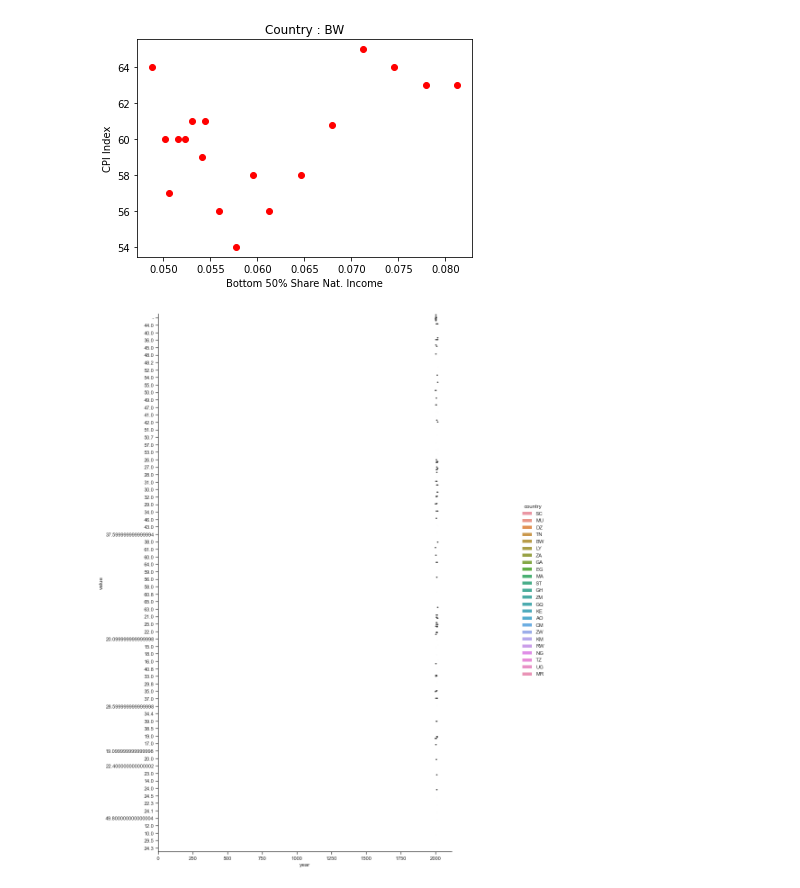
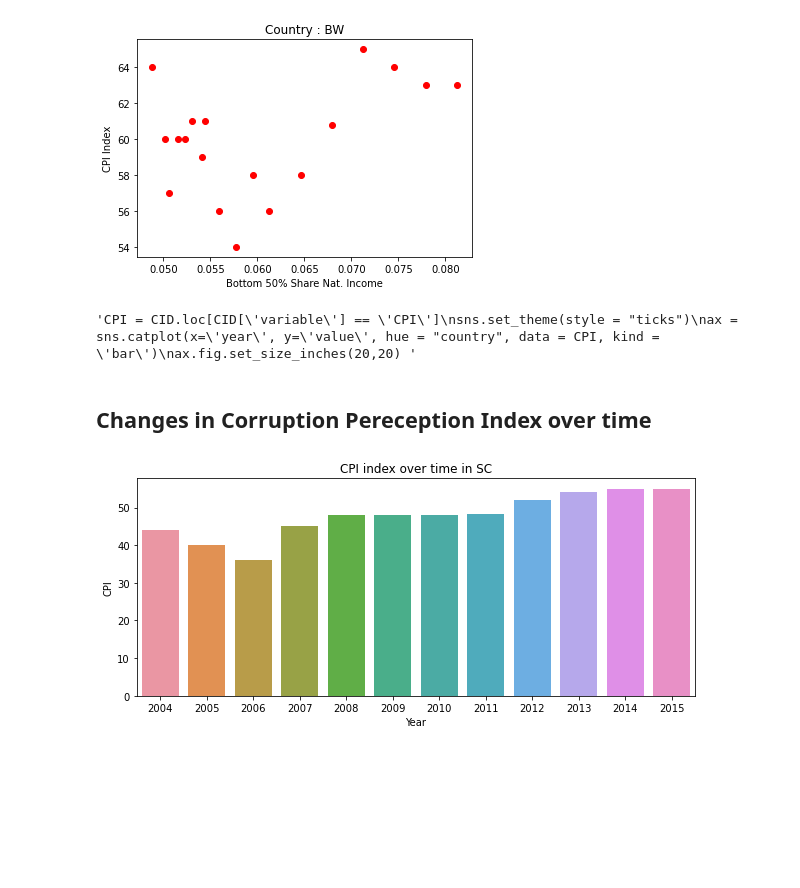
Before and after one commit to data301-2021-winter1/group35-project, a Jupyter notebook: notebooks/analysis1.ipynb, the cells around one changed output. Cells and saved outputs as stored; diff of their text form; code cells hidden in the pictures; blank space fills up the shorter version.

```diff
--- a/notebooks/analysis1.ipynb
+++ b/notebooks/analysis1.ipynb
@@ -84,6 +71,8 @@ sp50('BW')
 '''CPI = CID.loc[CID['variable'] == 'CPI']
 sns.set_theme(style = "ticks")
 ax = sns.catplot(x='year', y='value', hue = "country", data = CPI, kind = 'bar')
-ax.fig.set_size_inches(20,20)
+ax.fig.set_size_inches(20,20) '''
+
+## This doesn't work rn, trying to get timeseries with all countries combined
 # %% [output]
-[figure, removed]
+'CPI = CID.loc[CID[\'variable\'] == \'CPI\']\nsns.set_theme(style = "ticks")\nax = sns.catplot(x=\'year\', y=\'value\', hue = "country", data = CPI, kind = \'bar\')\nax.fig.set_size_inches(20,20) '
@@ -100,3 +79,9 @@ ax.fig.set_size_inches(20,20)
+# %% [markdown]
+## Changes in Corruption Pereception Index over time
+# %%
+cpi_timeseries()
+# %% [output]
+[figure, added]
 # %%
 cpi_timeseries('SC')
 # %% [output]
```
Also changed, not shown: parts of 14 cells of this notebook, 1 other file.
